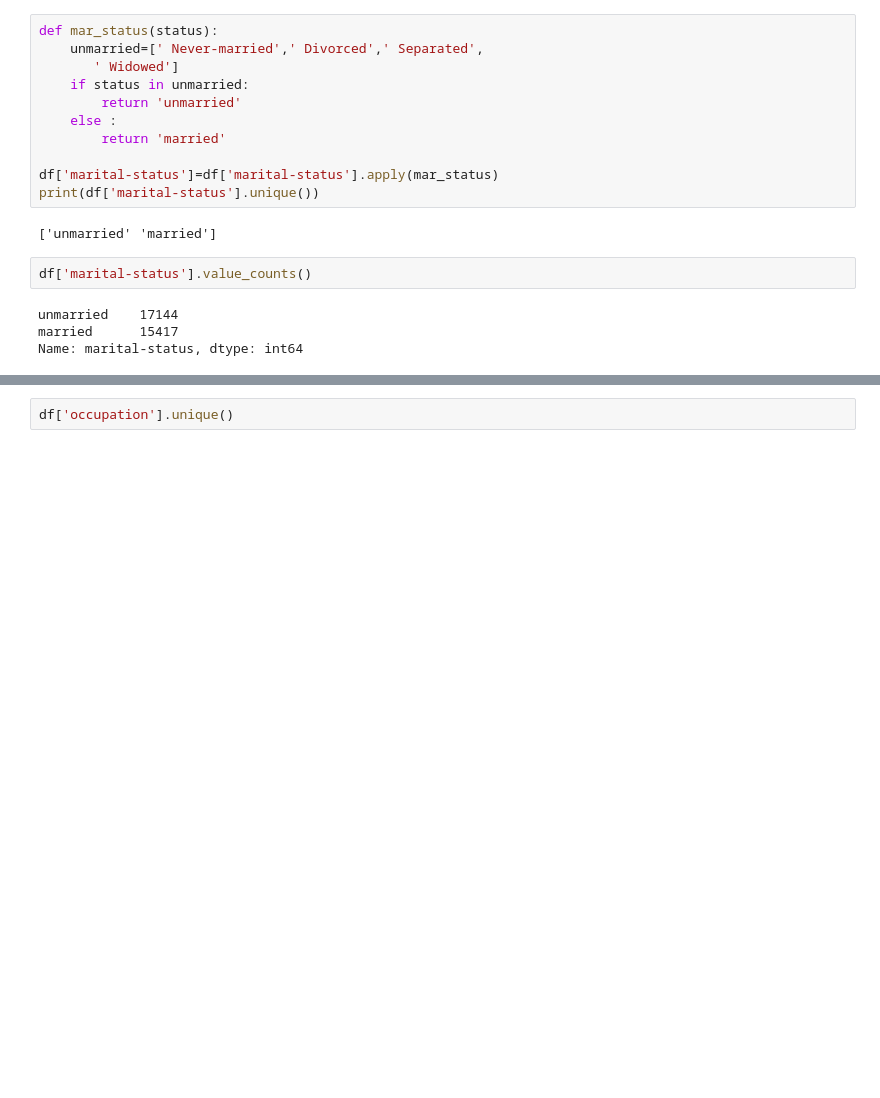
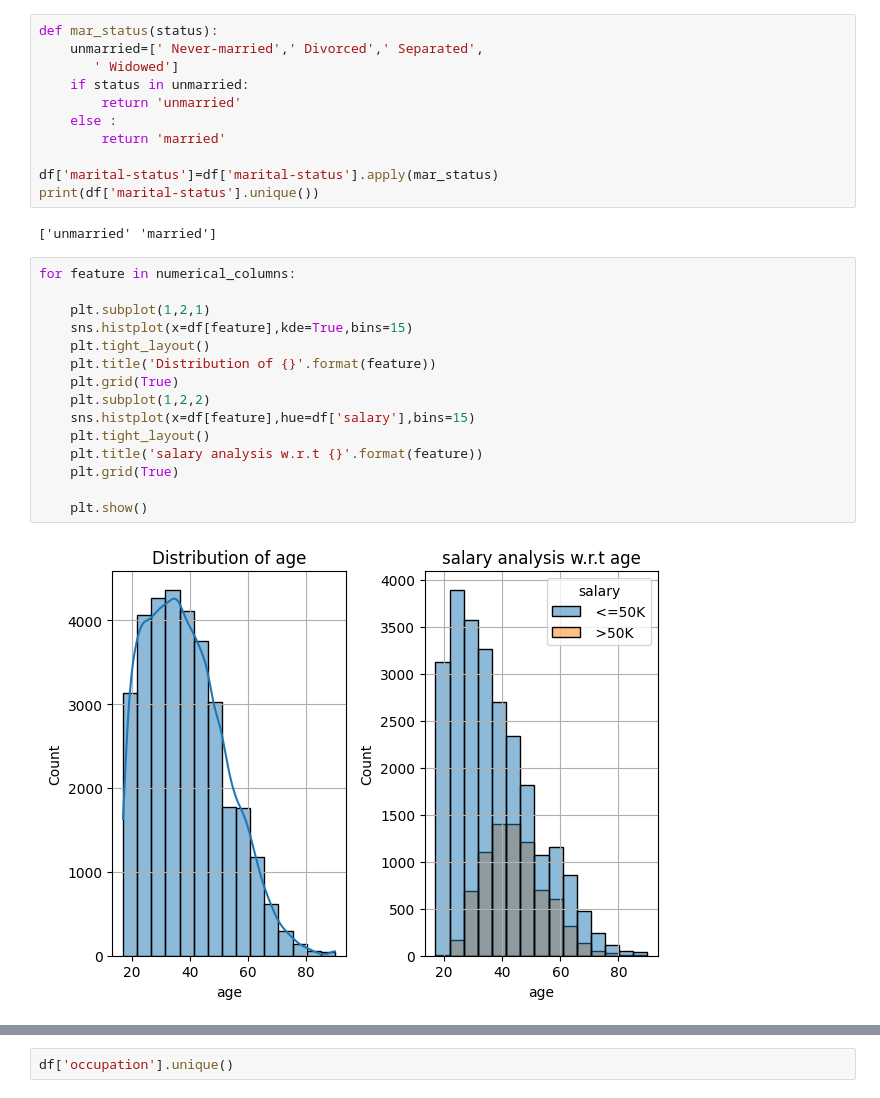
Before and after one commit to Adroit10/AdultCensus_IncomePrediction, a Jupyter notebook: notebooks/EDA.ipynb, the cells around one changed output, grey strips where cells are left out. Cells and saved outputs as stored; diff of their text form; blank space fills up the shorter version.

```diff
--- a/notebooks/EDA.ipynb
+++ b/notebooks/EDA.ipynb
@@ -263,9 +182,20 @@ df['marital-status']=df['marital-status'].apply(mar_status)
 print(df['marital-status'].unique())
 # %% [output]
 ['unmarried' 'married']
-# %%
-df['marital-status'].value_counts()
-# %% [output]
-unmarried    17144
-married      15417
-Name: marital-status, dtype: int64
+# %%
+for feature in numerical_columns:
+
+    plt.subplot(1,2,1)
+    sns.histplot(x=df[feature],kde=True,bins=15)
+    plt.tight_layout()
+    plt.title('Distribution of {}'.format(feature))
+    plt.grid(True)
+    plt.subplot(1,2,2)
+    sns.histplot(x=df[feature],hue=df['salary'],bins=15)
+    plt.tight_layout()
+    plt.title('salary analysis w.r.t {}'.format(feature))
+    plt.grid(True)
+
+    plt.show()
+# %% [output]
+[figure, added]
```
Also changed, not shown: parts of 94 cells of this notebook, 4 other files.
